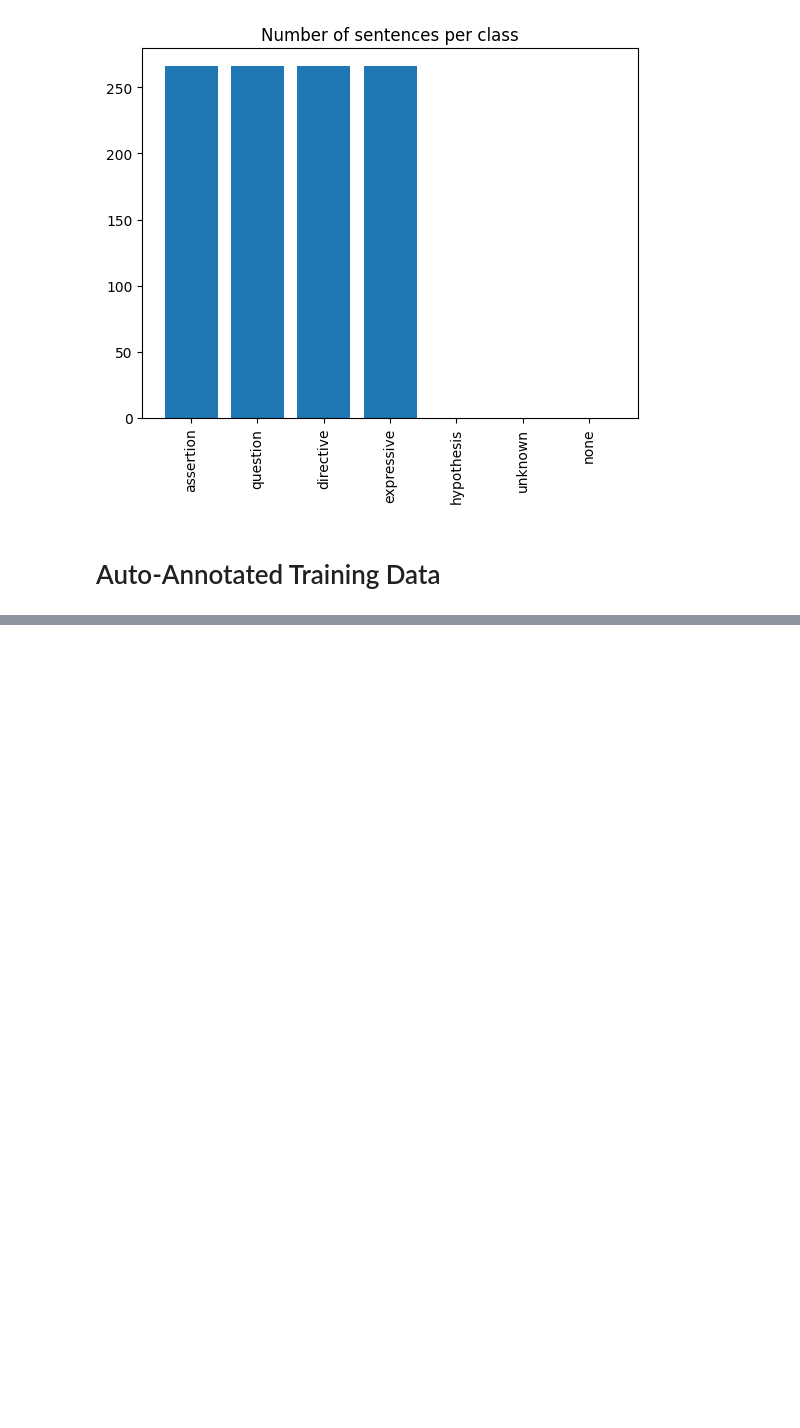
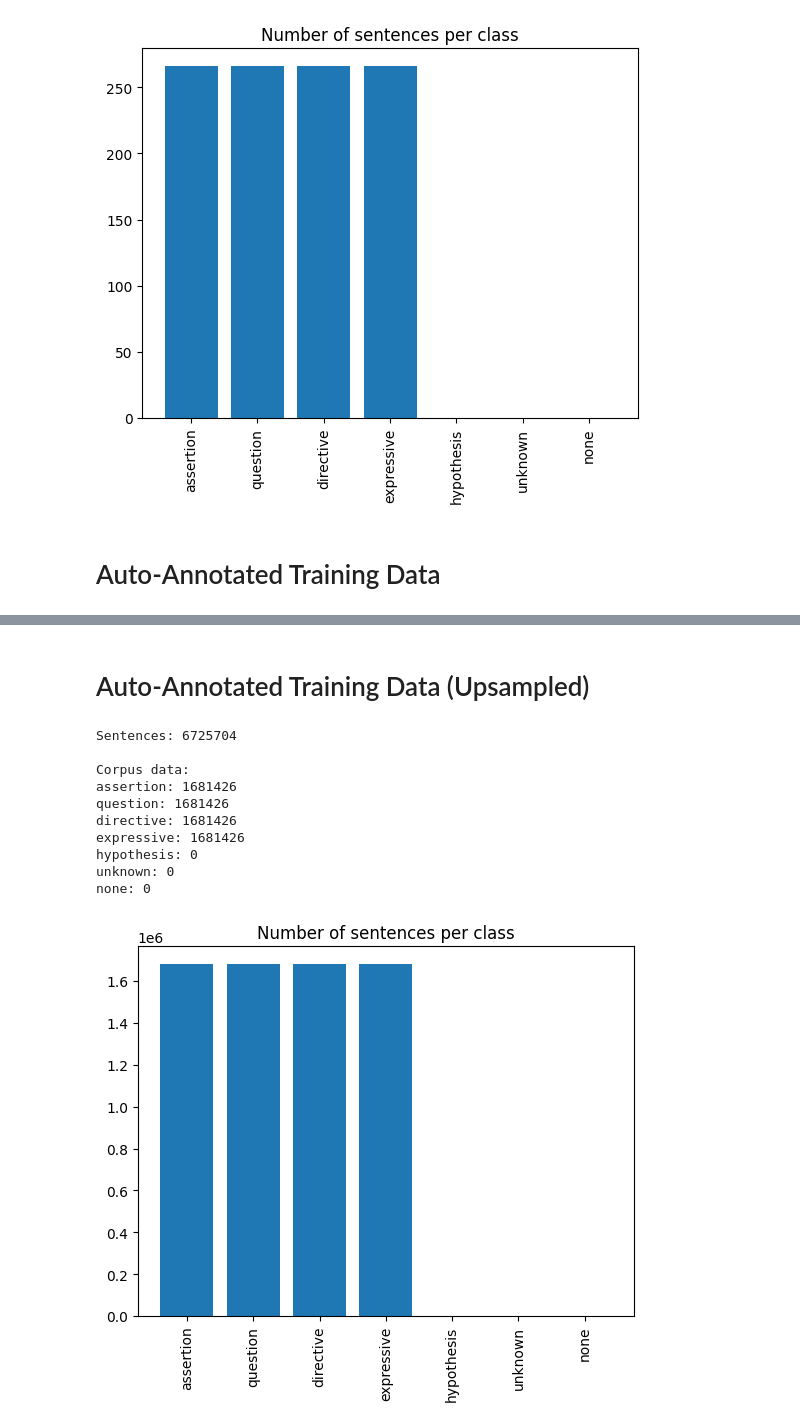
Before and after one commit to Daniel-B-Tufvesson/speech-act-classifier, a Jupyter notebook: notebooks/data_visualization.ipynb, the cells around one changed output, grey strips where cells are left out. Drawn from its saved outputs; the diff is of its cells as text; code cells hidden in the pictures; blank space fills up the shorter version.

Commit message:
Balance training data.

```diff
--- a/notebooks/data_visualization.ipynb
+++ b/notebooks/data_visualization.ipynb
@@ -166,0 +167,23 @@ none: 39737
+# %% [markdown]
+# Auto-Annotated Training Data (Upsampled)
+# %%
+auto_train_corpus = corp.Corpus('../data/auto-annotated data/speech-acts-upsampled.conllu.bz2')
+
+print(f'Sentences: {auto_train_corpus.sentence_count}')
+print()
+
+# Print the class frequencies.
+print('Corpus data:')
+plot_class_frequencies(auto_train_corpus, labels)
+# %% [output]
+Sentences: 6725704
+
+Corpus data:
+assertion: 1681426
+question: 1681426
+directive: 1681426
+expressive: 1681426
+hypothesis: 0
+unknown: 0
+none: 0
+[figure, added]
```
Also changed, not shown: parts of 1 cell of this notebook, 2 other files.
